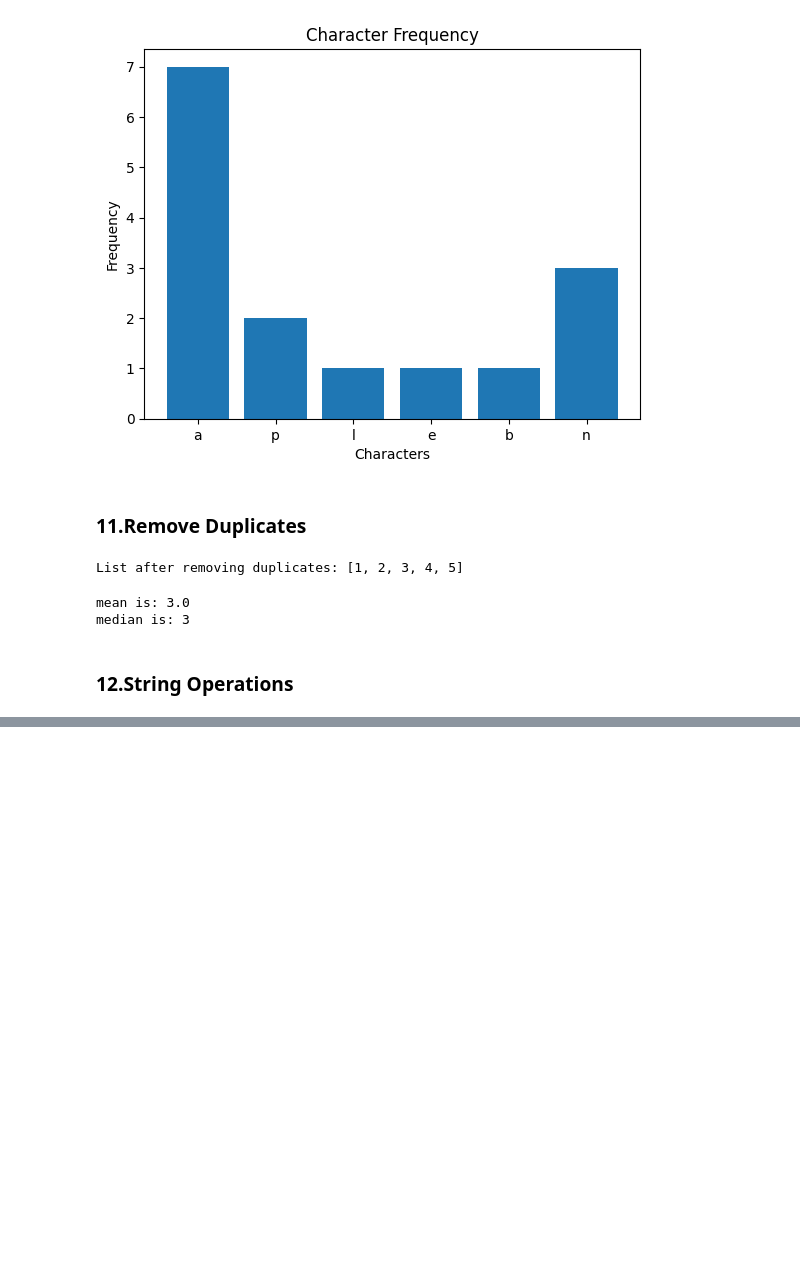
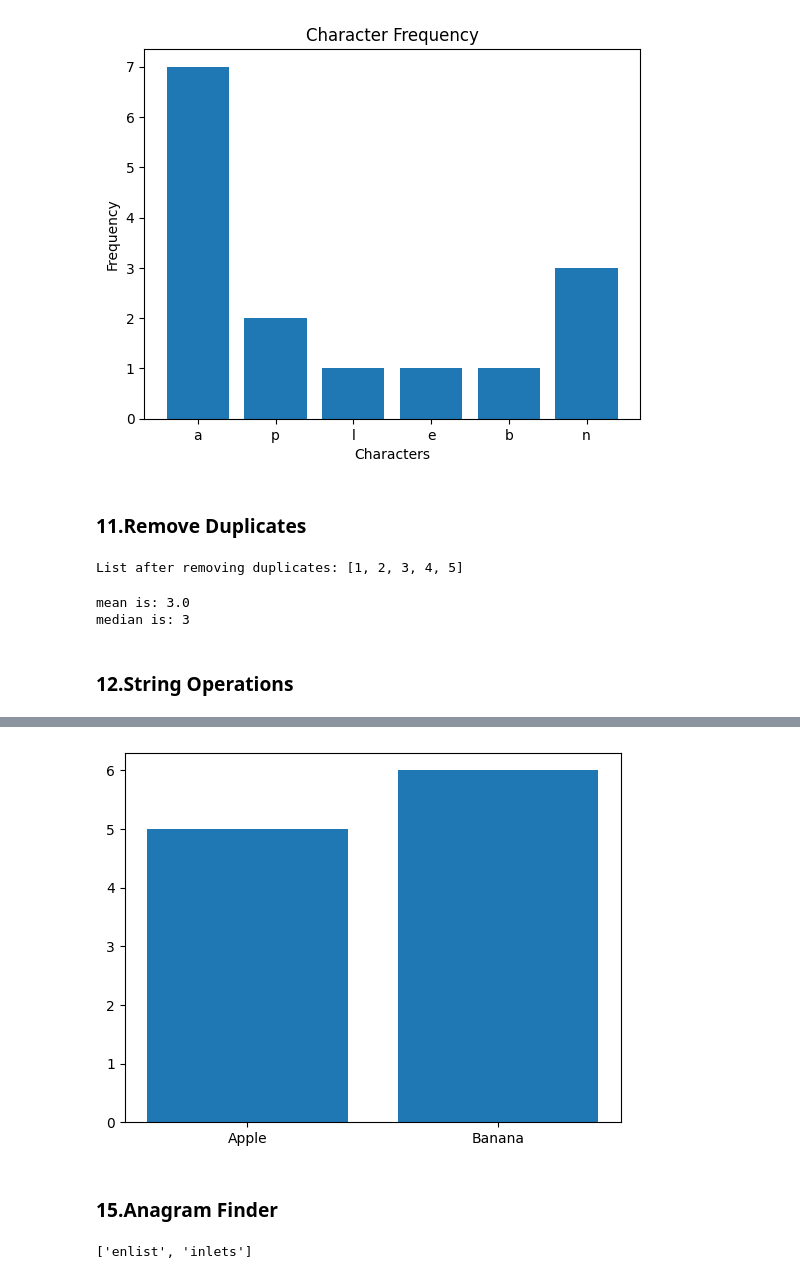
Before and after one commit to AceAryan/ES114-Prereq, a Jupyter notebook: pythonprereq.ipynb, the cells around one changed output, grey strips where cells are left out. Saved outputs shown, nothing was run; the diff lists cells and outputs as text; code cells hidden in the pictures; blank space fills up the shorter version.

```diff
--- a/pythonprereq.ipynb
+++ b/pythonprereq.ipynb
@@ -336,0 +362,5 @@ _IncompleteInputError: incomplete input (3343153948.py, line 3)
+# %%
+input_string=list(input().split())
+for string in input_string:
+    if len(string)<4:
+        input_string.remove(string)
@@ -336,0 +376,26 @@ _IncompleteInputError: incomplete input (3343153948.py, line 3)
+# %%
+input_string=list(input().split())
+for string in input_string:
+    if len(string)<4:
+        input_string.remove(string)
+input_string.sort()
+
+import matplotlib.pyplot as plt
+plt.bar(input_string,[len(word) for word in input_string])
+plt.show()
+# %% [output]
+[figure, added]
+# %% [markdown]
+### 15.Anagram Finder
+# %%
+word = "listen"
+words=["enlist","google","inlets","banana"]
+sorted_word=sorted(word)
+output=[]
+
+for word in words:
+    if sorted_word==sorted(word):
+        output.append(word)
+print(output)
+# %% [output]
+['enlist', 'inlets']
```
Also changed, not shown: parts of 10 cells of this notebook.
